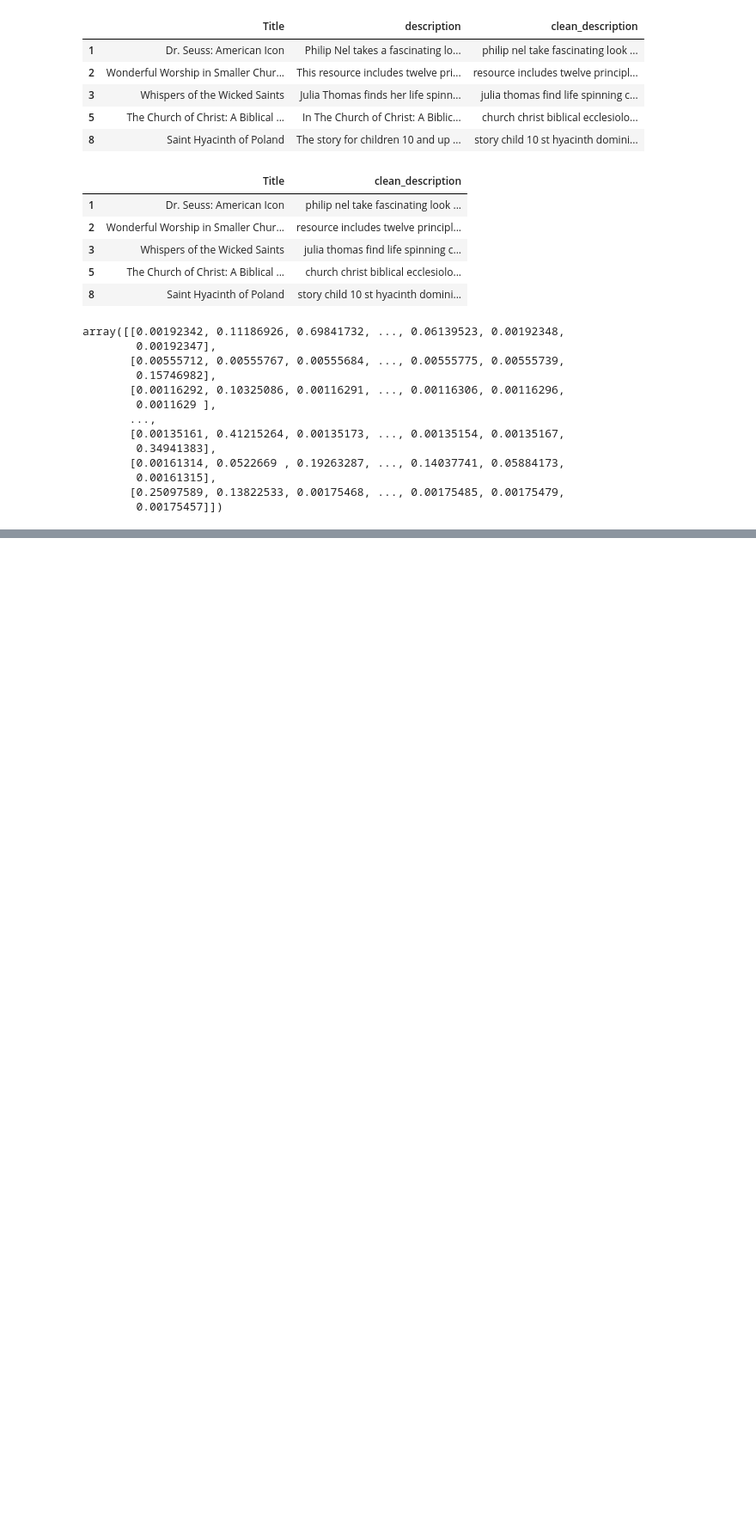
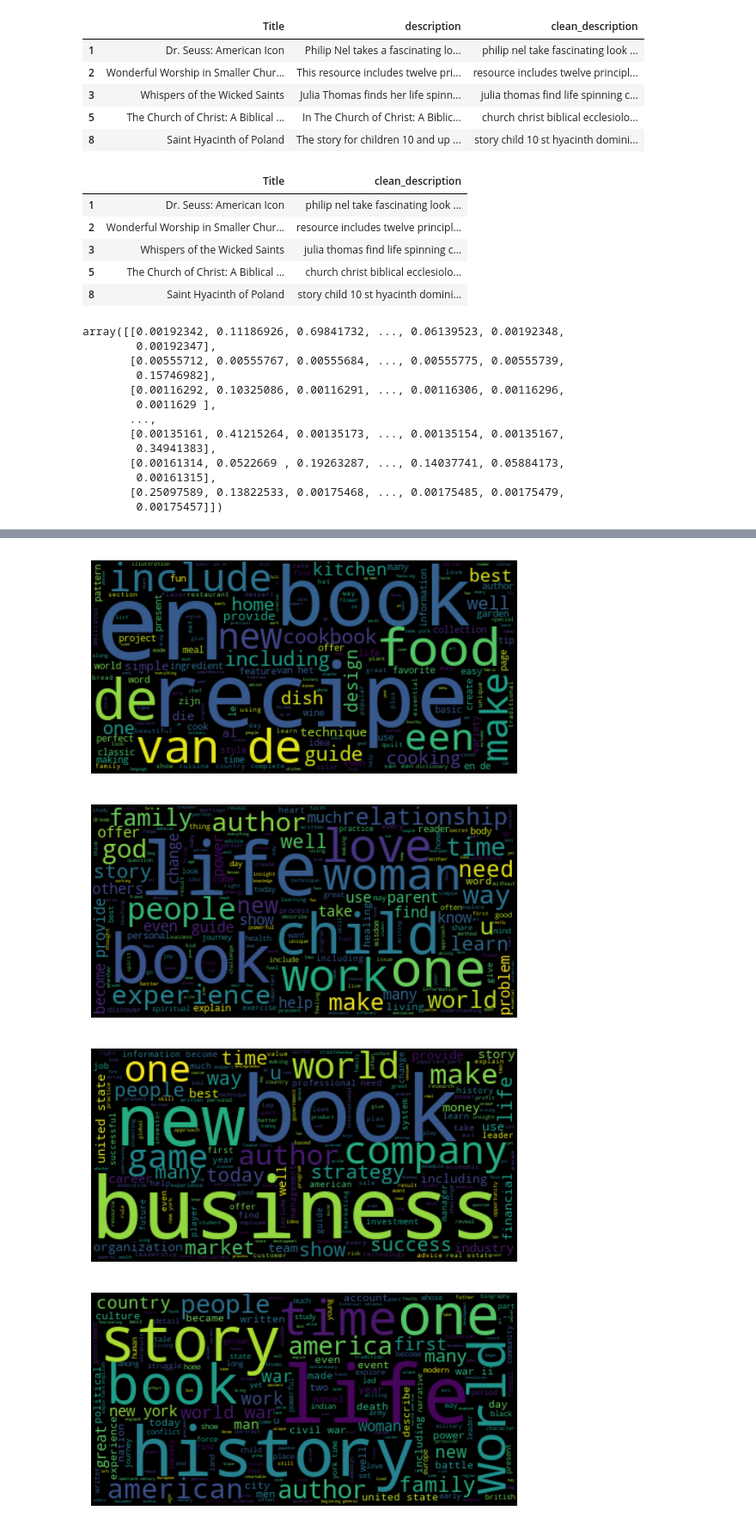
Before and after one commit to Kartikullal/book-recommendation, a Jupyter notebook: Genre_clusters_and_topic_modelling.ipynb, the cells around one changed output, grey strips where cells are left out. Shown at 86% size. Drawn from its saved outputs; the diff is of its cells as text; code cells hidden in the pictures; blank space fills up the shorter version.

Commit message:
added wordclouds and topics for clusters

```diff
--- a/Genre_clusters_and_topic_modelling.ipynb
+++ b/Genre_clusters_and_topic_modelling.ipynb
@@ -188,0 +176,24 @@ dictlist
+# %%
+# Generate word clouds for each cluster to get the topic of that cluster
+from wordcloud import WordCloud
+import matplotlib.pyplot as plt
+from tqdm import tqdm
+
+for i in tqdm(range(10)):
+    text = []
+    for j in range(len(dictlist[i][1])):
+        text.append(amazon_book_df['clean_description'].iloc[dictlist[i][1][j]])
+    new_text = (" ").join(text)
+
+    # Create and generate a word cloud image:
+    wordcloud = WordCloud().generate(new_text)
+
+    # Display the generated image:
+    plt.imshow(wordcloud, interpolation='bilinear')
+    plt.axis("off")
+    plt.show()
+# %% [output]
+[figure, added]
+[figure, added]
+[figure, added]
+[figure, added]
```
Also changed, not shown: parts of 12 cells of this notebook.
